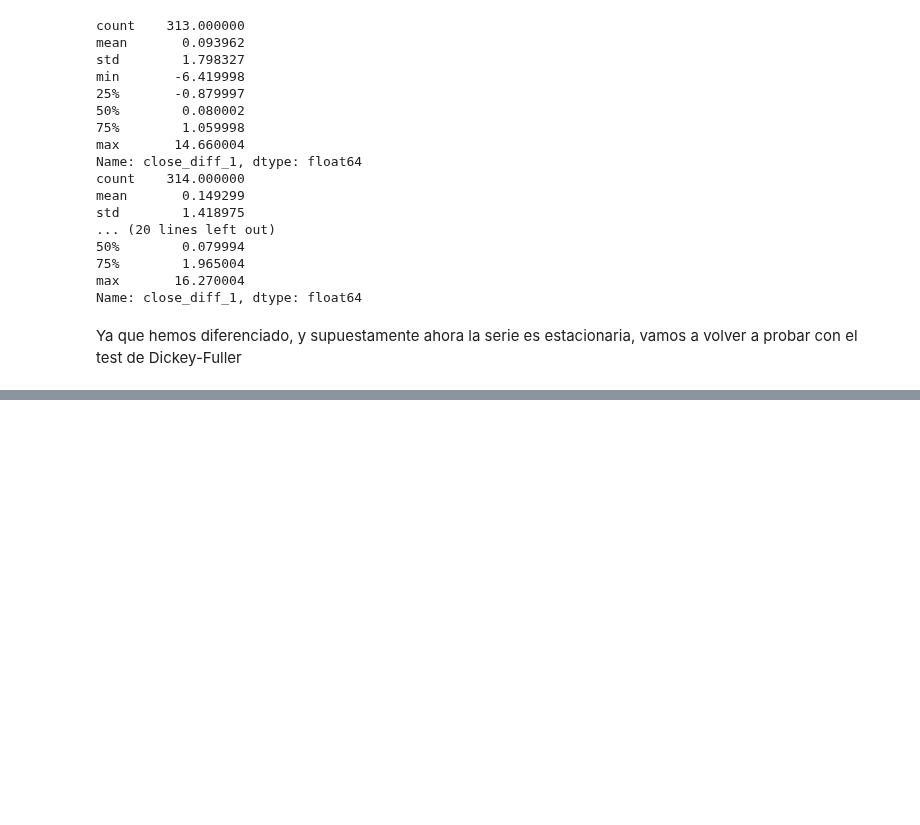
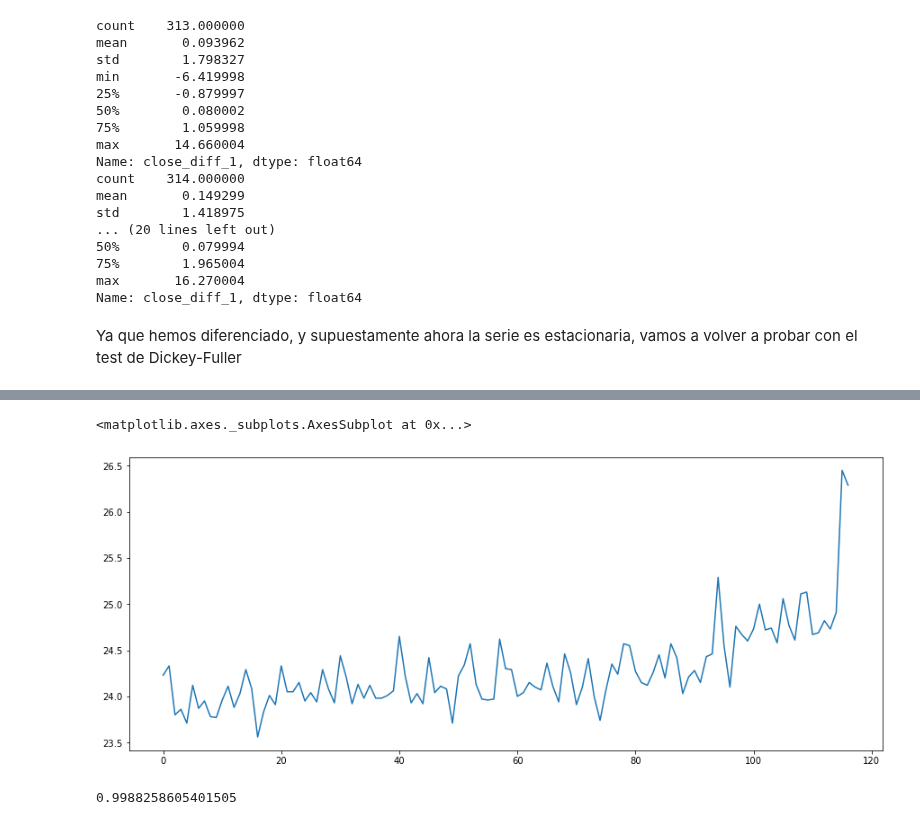
Before and after one commit to franciscocanon-thebridge/bootcamp_thebridge_PTSep20, a Jupyter notebook: Bloque 3 - Machine Learning/03_Time_Series/02_Estacionariedad_y_retrasos_temporales.ipynb, the cells around one changed output, grey strips where cells are left out. Drawn from its saved outputs; the diff is of its cells as text; code cells hidden in the pictures; blank space fills up the shorter version.

```diff
--- a/Bloque 3 - Machine Learning/03_Time_Series/02_Estacionariedad_y_retrasos_temporales.ipynb
+++ b/Bloque 3 - Machine Learning/03_Time_Series/02_Estacionariedad_y_retrasos_temporales.ipynb
@@ -228,0 +189,13 @@ Replica lo que acabamos de ver sobre los datos de la bolsa:
+# %%
+df= pd.read_csv('data/Mean_Temp_IMD_2017.csv')
+df.set_index('YEAR')
+df['ANNUAL_AVG_TEMPRATURE'].plot(figsize=(15,6))
+# %% [output]
+<matplotlib.axes._subplots.AxesSubplot at 0x...>
+[figure, added]
+# %%
+from statsmodels.tsa.stattools import adfuller
+result = adfuller(df['ANNUAL_AVG_TEMPRATURE'].values, autolag = 'AIC')
+result[1]
+# %% [output]
+0.9988258605401505
```
Also changed, not shown: parts of 52 cells of this notebook.
